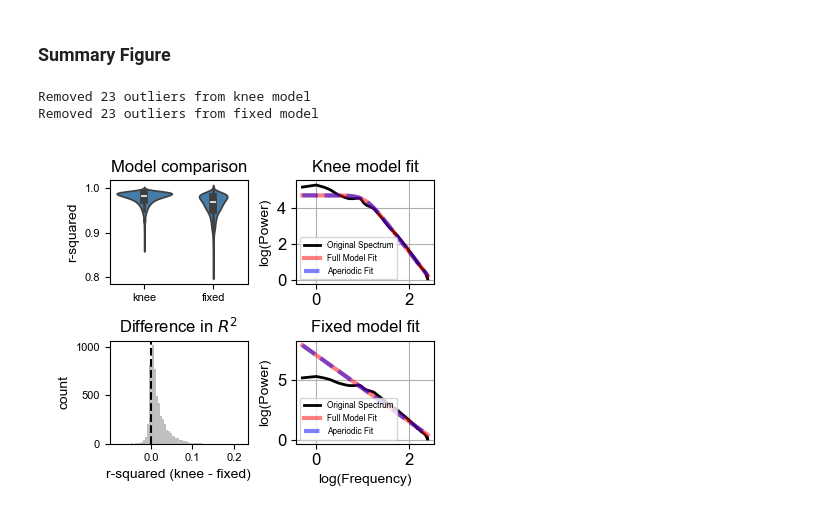
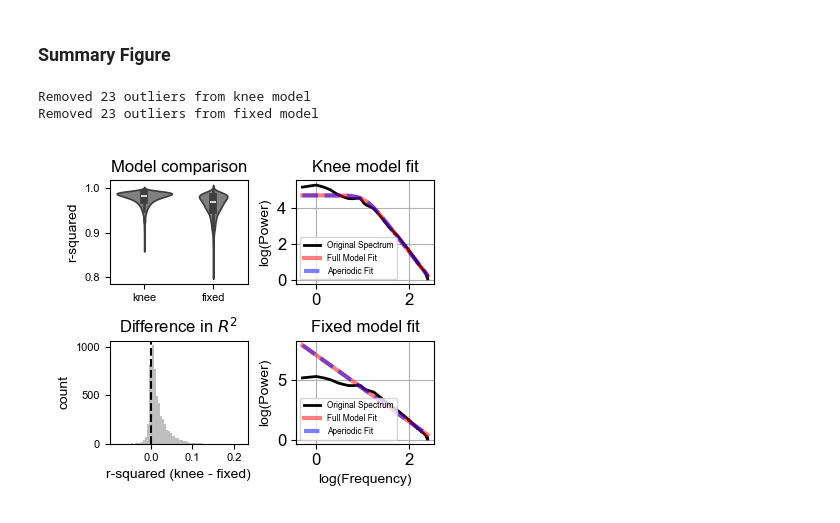
Before and after one commit to voytekresearch/oscillation_vs_exponent, a Jupyter notebook: notebooks/aperiodic_mode.ipynb, the cells around one changed output. Cells and saved outputs as stored; diff of their text form; code cells hidden in the pictures.

```diff
--- a/notebooks/aperiodic_mode.ipynb
+++ b/notebooks/aperiodic_mode.ipynb
@@ -339,7 +339,7 @@ print(f"Removed {len(r2_fixed_[r2_fixed_<=outlier_thresh_fixed])} outliers from
 ax1.set_title('Model comparison')
 sns.violinplot(data=[r2_knee_[r2_knee_>outlier_thresh_knee],
                      r2_fixed_[r2_fixed_>outlier_thresh_fixed]], ax=ax1,
-                     color=RGB[2])
+                     color='grey')
 ax1.set(xticks=[0, 1], xticklabels=['knee', 'fixed'], ylabel="r-squared")
 
 
@@ -354,31 +354,31 @@ ax2.axvline(0, color='k', linestyle='--')
 ax2.set_title('Difference in $R^2$')
 
 # add text
 # ax2.text(0.4, 0.93, f"Channels knee>fixed: {np.sum(r2_diff > 0) / len(r2_diff)*100:.0f}%",
 #             horizontalalignment='left', verticalalignment='top',
 #             transform=ax2.transAxes, fontsize=8)
 # ax2.text(0.4, 0.85, f"Mean difference: {np.nanmean(r2_diff):.3f}",
 #             horizontalalignment='left', verticalalignment='top',
 #             transform=ax2.transAxes, fontsize=8)
 
 # plot subplot 3 ----------------------------------------------------------------------
 fg_k.plot(plt_log=True, ax=ax3)
 ax3.legend(loc='lower left')
 ax3.set_title('Knee model fit')
 ax3.set_xlabel('')
 ax3.set_ylabel(ax3.get_ylabel(), fontsize=10)
 
 # plot subplot 4 ----------------------------------------------------------------------
 fg_f.plot(plt_log=True, ax=ax4)
 ax4.legend(loc='lower left')
 ax4.set_title('Fixed model fit')
 ax4.set_xlabel(ax4.get_xlabel(), fontsize=10)
 ax4.set_ylabel(ax4.get_ylabel(), fontsize=10)
 
 # save and show
 plt.savefig(f"{PROJECT_PATH}/figures/supporting_figures/fig_s1.png")
 plt.show()
 # %% [output]
 Removed 23 outliers from knee model
 Removed 23 outliers from fixed model
-[figure, old version]
+[figure, new version]
```
Also changed, not shown: parts of 3 cells of this notebook.
